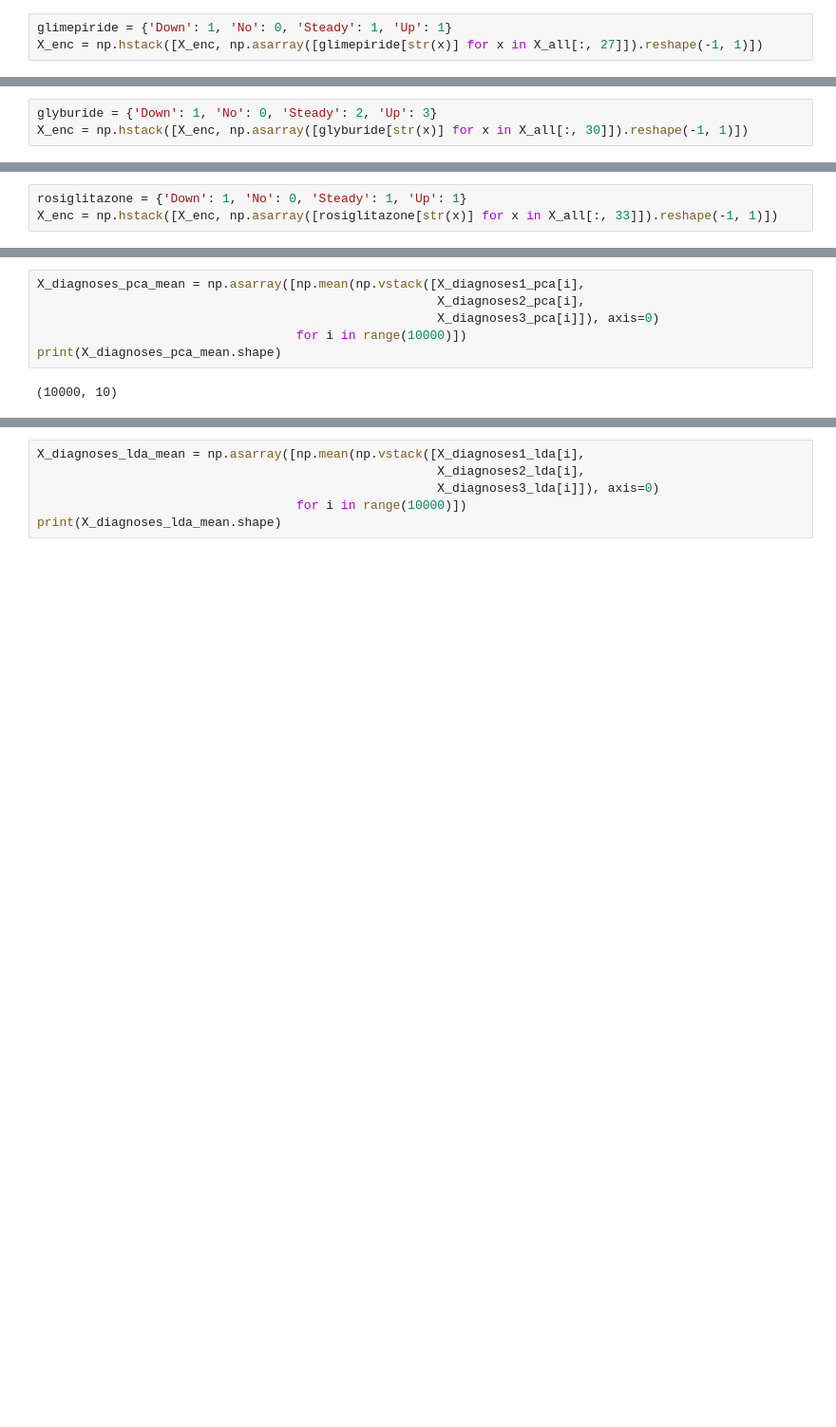
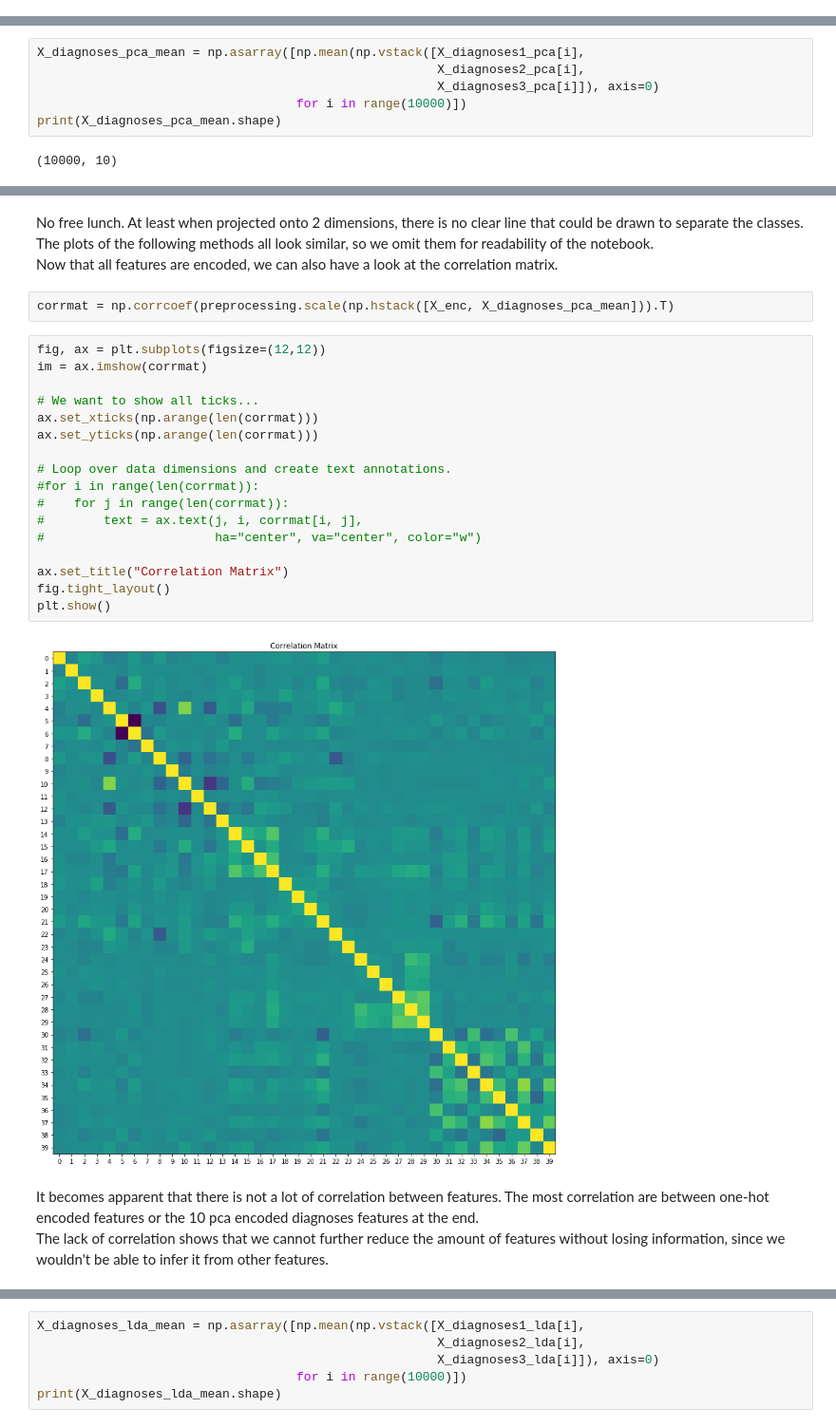
Before and after one commit to rbischof/ML4HC, a Jupyter notebook: project_2/Analysis.ipynb, the cells around one changed output, grey strips where cells are left out. Shown at 95% size. Drawn from its saved outputs; the diff is of its cells as text; blank space fills up the shorter version.

```diff
--- a/project_2/Analysis.ipynb
+++ b/project_2/Analysis.ipynb
@@ -518,9 +540,6 @@ inspect_feature(27)
 # %% [output]
 0.0 % of samples are have no value
 [figure]
-# %%
-glimepiride = {'Down': 1, 'No': 0, 'Steady': 1, 'Up': 1}
-X_enc = np.hstack([X_enc, np.asarray([glimepiride[str(x)] for x in X_all[:, 27]]).reshape(-1, 1)])
 # %% [markdown]
 ### Acetohexamide
 This feature can be removed, since almost all of the samples have value 'No'
@@ -546,9 +569,6 @@ inspect_feature(30)
 # %% [output]
 0.0 % of samples are have no value
 [figure]
-# %%
-glyburide = {'Down': 1, 'No': 0, 'Steady': 2, 'Up': 3}
-X_enc = np.hstack([X_enc, np.asarray([glyburide[str(x)] for x in X_all[:, 30]]).reshape(-1, 1)])
 # %% [markdown]
 ### Tolbutamide
 This feature can be removed, since almost all of the samples have value 'No'
@@ -574,9 +598,6 @@ inspect_feature(33)
 # %% [output]
 0.0 % of samples are have no value
 [figure]
-# %%
-rosiglitazone = {'Down': 1, 'No': 0, 'Steady': 1, 'Up': 1}
-X_enc = np.hstack([X_enc, np.asarray([rosiglitazone[str(x)] for x in X_all[:, 33]]).reshape(-1, 1)])
 # %% [markdown]
 ### Acarbose
 This feature can be removed, since almost all of the samples have value 'No'
@@ -742,2 +772,29 @@ scatterplot(TSNE().fit_transform(X_diagnoses_pca_mean), Y_all)
+# %% [markdown]
+No free lunch. At least when projected onto 2 dimensions, there is no clear line that could be drawn to separate the classes. The plots of the following methods all look similar, so we omit them for readability of the notebook.<br>
+Now that all features are encoded, we can also have a look at the correlation matrix.
+# %%
+corrmat = np.corrcoef(preprocessing.scale(np.hstack([X_enc, X_diagnoses_pca_mean])).T)
+# %%
+fig, ax = plt.subplots(figsize=(12,12))
+im = ax.imshow(corrmat)
+
+# We want to show all ticks...
+ax.set_xticks(np.arange(len(corrmat)))
+ax.set_yticks(np.arange(len(corrmat)))
+
+# Loop over data dimensions and create text annotations.
+#for i in range(len(corrmat)):
+#    for j in range(len(corrmat)):
+#        text = ax.text(j, i, corrmat[i, j],
+#                       ha="center", va="center", color="w")
+
+ax.set_title("Correlation Matrix")
+fig.tight_layout()
+plt.show()
+# %% [output]
+[figure, added]
+# %% [markdown]
+It becomes apparent that there is not a lot of correlation between features. The most correlation are between one-hot encoded features or the 10 pca encoded diagnoses features at the end.<br>
+The lack of correlation shows that we cannot further reduce the amount of features without losing information, since we wouldn't be able to infer it from other features.
 # %%
 np.savetxt("data/diabetes/X_pca_mean.csv",
```
Also changed, not shown: parts of 85 cells of this notebook, 2 other files.
